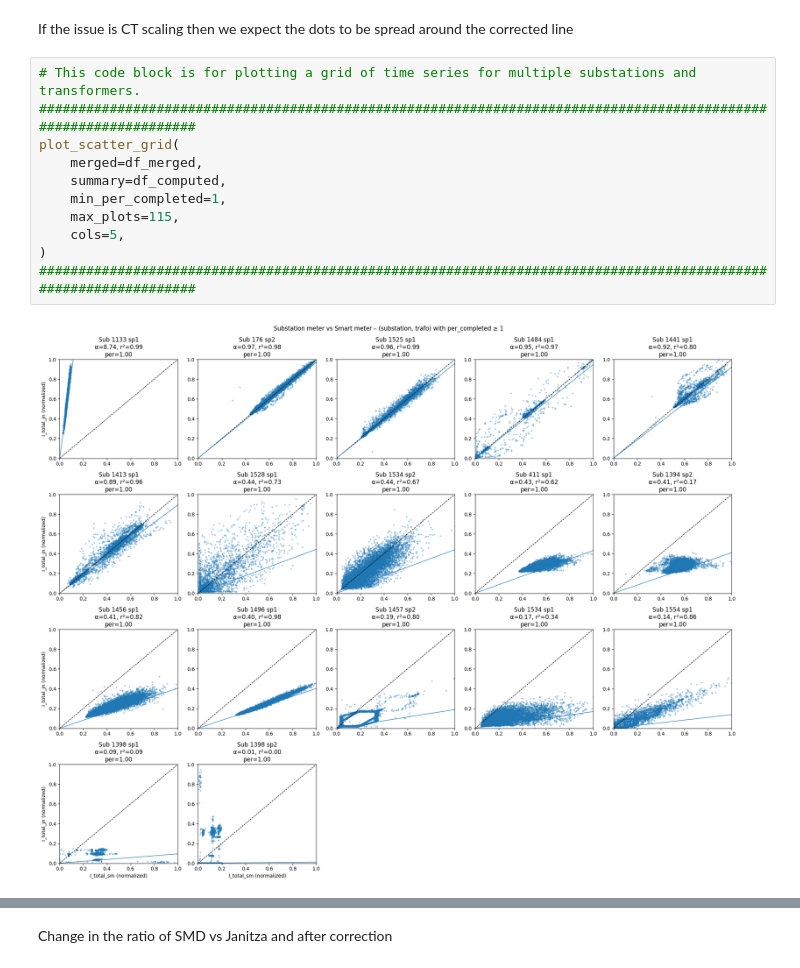
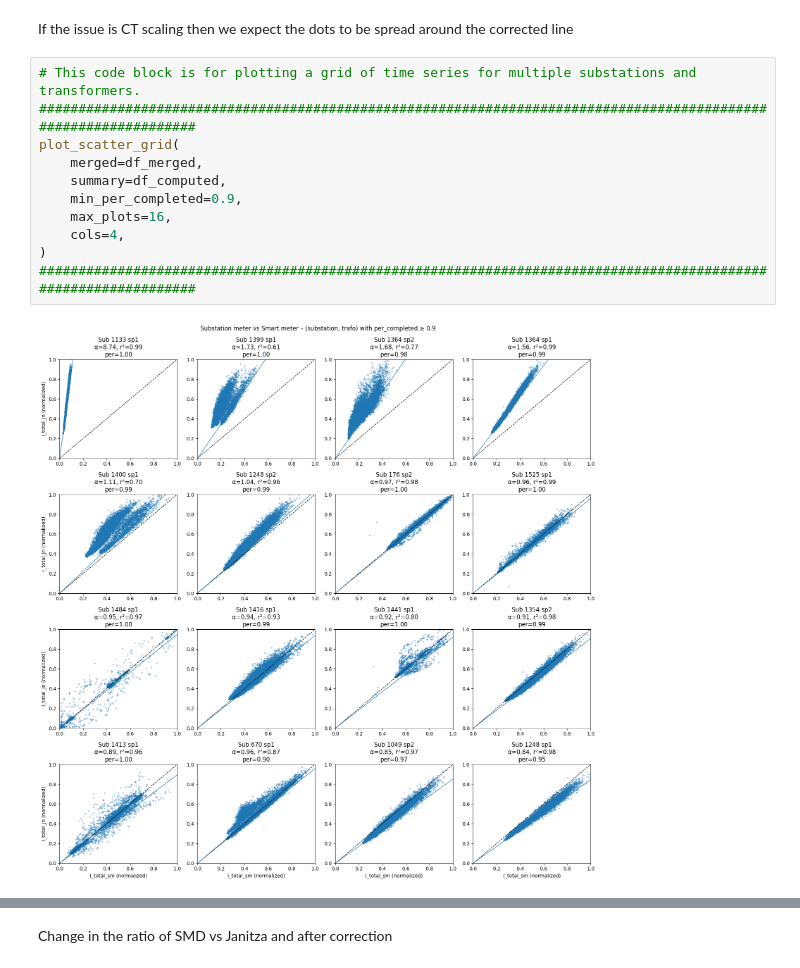
Before and after one commit to MindisBlank/Jasonaq_thesis, a Jupyter notebook: notebooks/ct_ratio_issue.ipynb, the cells around one changed output, grey strips where cells are left out. Drawn from its saved outputs; the diff is of its cells as text.

```diff
--- a/notebooks/ct_ratio_issue.ipynb
+++ b/notebooks/ct_ratio_issue.ipynb
@@ -2175,13 +927,13 @@ If the issue is CT scaling then we expect the dots to be spread around the corre
 # %%
 # This code block is for plotting a grid of time series for multiple substations and transformers.
 #################################################################################################################
 plot_scatter_grid(
     merged=df_merged,
     summary=df_computed,
-    min_per_completed=1,
-    max_plots=115,
-    cols=5,
+    min_per_completed=0.9,
+    max_plots=16,
+    cols=4,
 )
 #################################################################################################################
 # %% [output]
-[figure, old version]
+[figure, new version]
```
Also changed, not shown: parts of 25 cells of this notebook, 4 other files.
